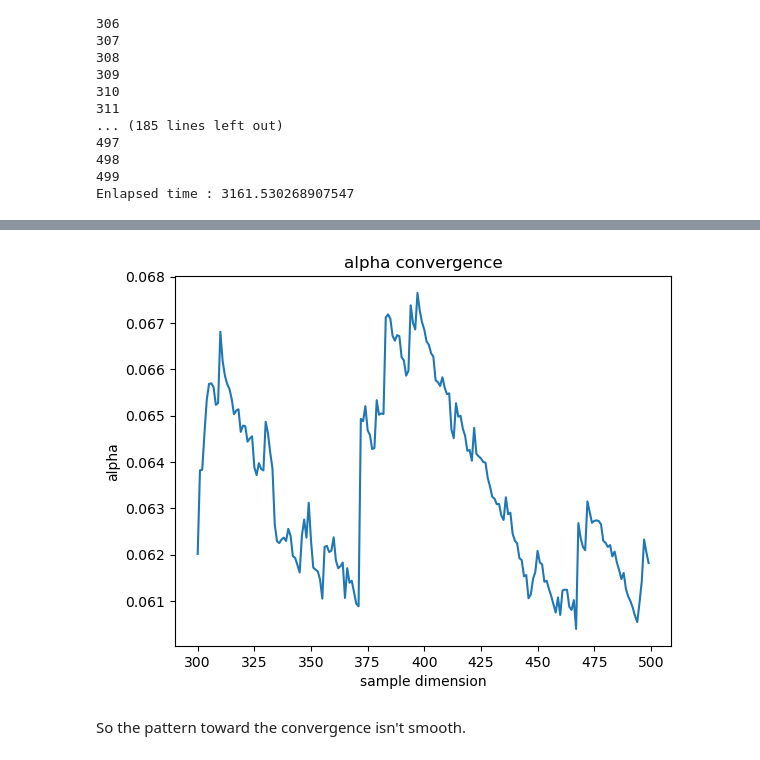
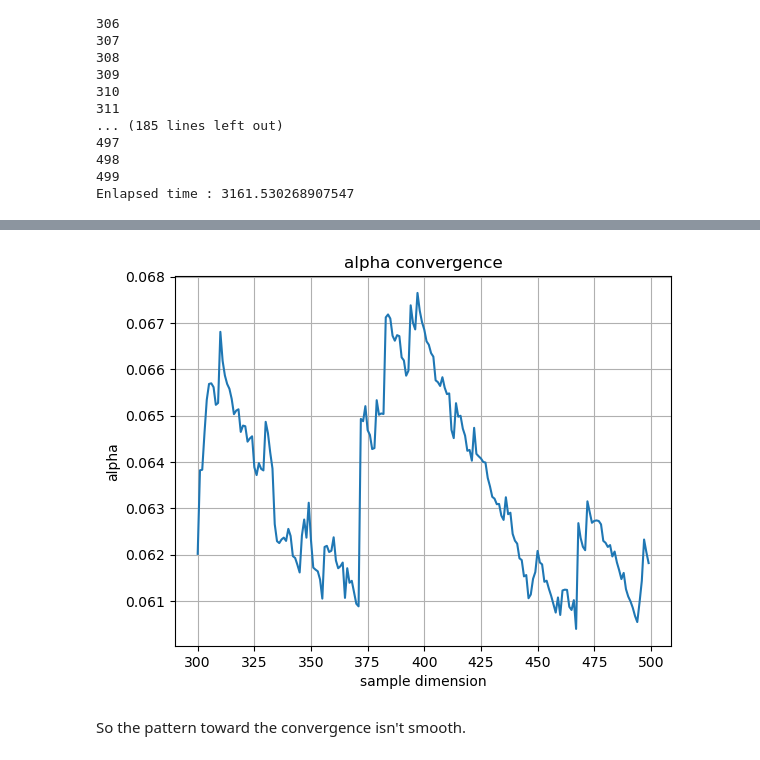
Before and after one commit to NicolaBartolini/GreenFinSummerSchool, a Jupyter notebook: writing_time_series_library.ipynb, the cells around one changed output, grey strips where cells are left out. Drawn from its saved outputs; the diff is of its cells as text; code cells hidden in the pictures.

```diff
--- a/writing_time_series_library.ipynb
+++ b/writing_time_series_library.ipynb
@@ -566,10 +570,11 @@ plt.show()
 # %%
 plt.plot(np.arange(0, len(omega_trj))+300, alpha_trj)
 plt.title('alpha convergence')
 plt.ylabel('alpha')
 plt.xlabel('sample dimension')
+plt.grid()
 plt.show()
 # %% [output]
-[figure, old version]
+[figure, new version]
 # %% [markdown]
 So the pattern toward the convergence isn't smooth.
```
Also changed, not shown: parts of 4 cells of this notebook.
